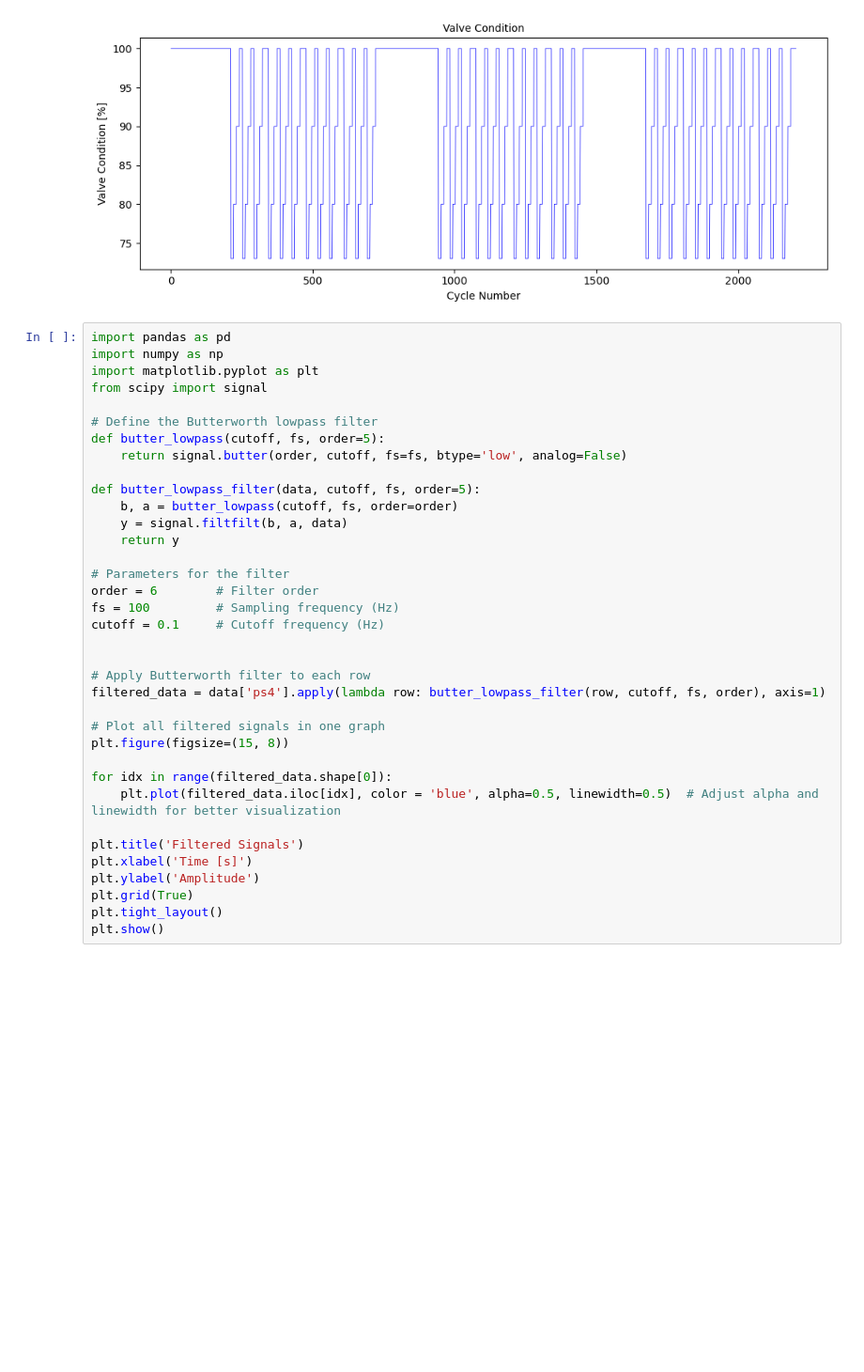
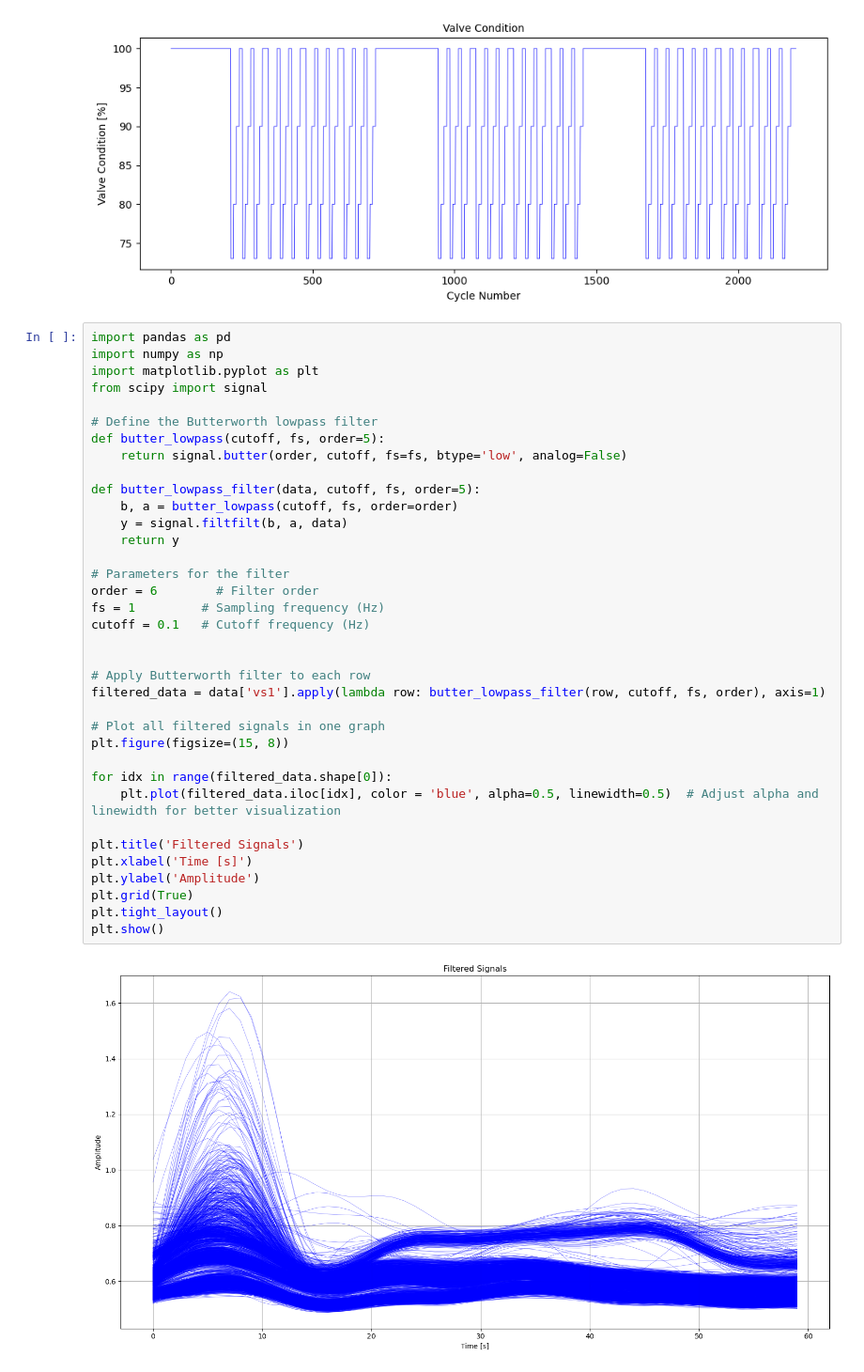
Before and after one commit to danielsaiger1/uni_projects, a Jupyter notebook: python_advanced/final_project/data_exploration.ipynb, the cells around one changed output. Shown at 94% size. Saved outputs shown, nothing was run; the diff lists cells and outputs as text; blank space fills up the shorter version.

```diff
--- a/python_advanced/final_project/data_exploration.ipynb
+++ b/python_advanced/final_project/data_exploration.ipynb
@@ -558,33 +564,35 @@ import numpy as np
 import matplotlib.pyplot as plt
 from scipy import signal
 
 # Define the Butterworth lowpass filter
 def butter_lowpass(cutoff, fs, order=5):
     return signal.butter(order, cutoff, fs=fs, btype='low', analog=False)
 
 def butter_lowpass_filter(data, cutoff, fs, order=5):
     b, a = butter_lowpass(cutoff, fs, order=order)
     y = signal.filtfilt(b, a, data)
     return y
 
 # Parameters for the filter
 order = 6        # Filter order
-fs = 100         # Sampling frequency (Hz)
-cutoff = 0.1     # Cutoff frequency (Hz)
+fs = 1         # Sampling frequency (Hz)
+cutoff = 0.1   # Cutoff frequency (Hz)
 
 
 # Apply Butterworth filter to each row
-filtered_data = data['ps4'].apply(lambda row: butter_lowpass_filter(row, cutoff, fs, order), axis=1)
+filtered_data = data['vs1'].apply(lambda row: butter_lowpass_filter(row, cutoff, fs, order), axis=1)
 
 # Plot all filtered signals in one graph
 plt.figure(figsize=(15, 8))
 
 for idx in range(filtered_data.shape[0]):
     plt.plot(filtered_data.iloc[idx], color = 'blue', alpha=0.5, linewidth=0.5)  # Adjust alpha and linewidth for better visualization
 
 plt.title('Filtered Signals')
 plt.xlabel('Time [s]')
 plt.ylabel('Amplitude')
 plt.grid(True)
 plt.tight_layout()
 plt.show()
+# %% [output]
+[figure, added]
```
Also changed, not shown: parts of 4 cells of this notebook, 1 other file.
